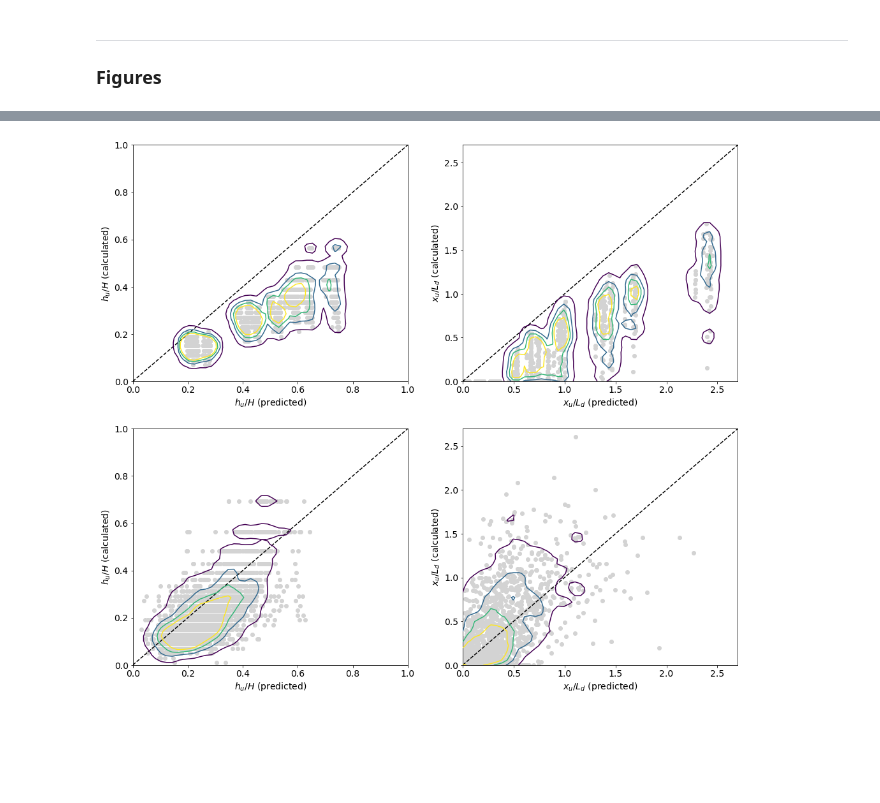
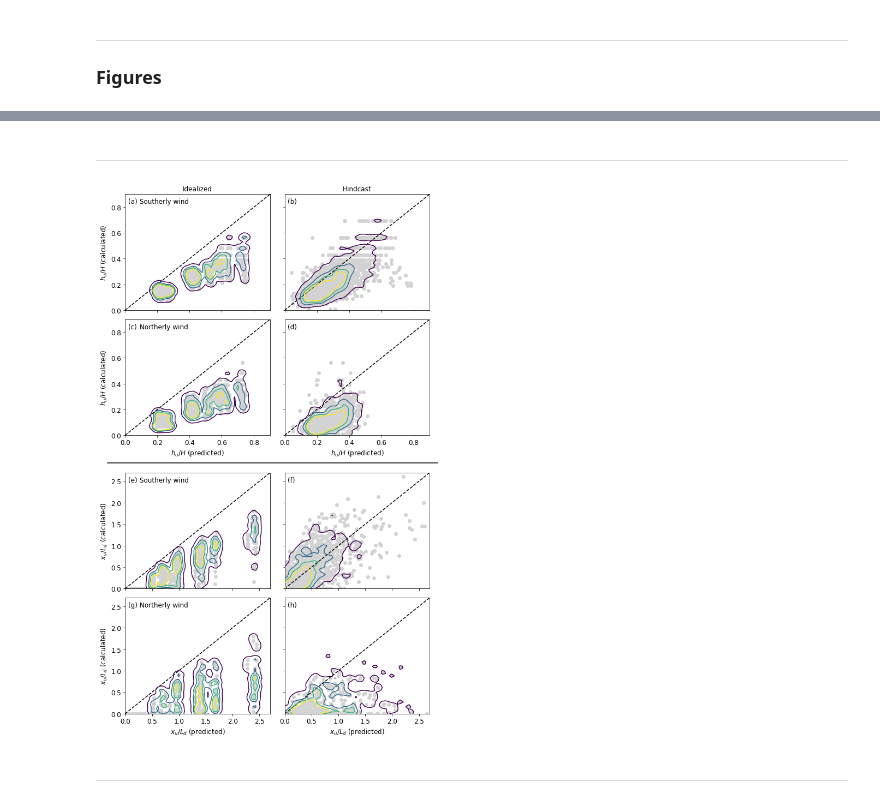
Before and after one commit to SalishSeaCast/SoG_upwelling_EOF_paper, a Jupyter notebook: notebooks/Upwelling_analysis.ipynb, the cells around one changed output, grey strips where cells are left out. Saved outputs shown, nothing was run; the diff lists cells and outputs as text; code cells hidden in the pictures; blank space fills up the shorter version.

```diff
--- a/notebooks/Upwelling_analysis.ipynb
+++ b/notebooks/Upwelling_analysis.ipynb
@@ -20,7 +23,7 @@ import NEMO_upwelling_postprocessing as ps
 %matplotlib inline
 # %%
 # Increase plot font size
-plt.rcParams['font.size'] = 14
+plt.rcParams['font.size'] = 13
 # %% [markdown]
 ***
 
@@ -35,7 +38,8 @@ grid_HRDPS = xr.open_dataset('https://salishsea.eos.ubc.ca/erddap/griddap/ubcSSa
 HRDPS = xr.open_dataset('https://salishsea.eos.ubc.ca/erddap/griddap/ubcSSaSurfaceAtmosphereFieldsV1')
 
 # Upwelling events
-with open('parameters.yaml') as fn: _, events = yaml.safe_load_all(fn)
+events = {}
+with open('parameters.yaml') as fn: events['N'], events['S'] = yaml.safe_load_all(fn)
 
 # Idealized parameters
 params = {
@@ -47,7 +51,7 @@ params = {
 
 # Constants
 const = {
-    'g': 9.81, 'f': 1.11e-4, 'N': 0.01, 'h_s': 10, 'H': 50, 'L_r': 2e4, 't': 86400,
+    'g': 9.81, 'f': 1.11e-4, 'N': 0.01, 'h_s': 10, 'H': 50, 'L_r': 1e4, 't': 86400,
     'rho_0': 1025, 'rho_s': 1020, 'rho_air': 1.23, 'C_d': 1e-3,
 }
 
@@ -61,16 +65,25 @@ const = {
 
 ***
 # %%
-# Sections
-sections = ps.calc_coastline_indices(mask, bathy.Bathymetry.values, grid_HRDPS, const)
+# Initialize dict
+sections, runs = {}, {}
 
-# Idealized
-runs_idealized = ps.load_idealized(params, sections, mask, const)
-runs_idealized = ps.calc_predictions(runs_idealized, const, tscale='Choboter', mixing=False)
+# Loop through coasts
+for coast in ['S', 'N']:
 
-# Hindcast
-runs_hindcast = ps.load_hindcast(events, sections, mask, const, runs=runs_hindcast)
-runs_hindcast = ps.calc_predictions(runs_hindcast, const, tscale='Choboter', mixing=False)
+    # Initialize sub dict
+    runs[coast] = {}
+
+    # Sections
+    sections[coast] = ps.calc_coastline_indices(mask, bathy.Bathymetry.values, grid_HRDPS, const, coast=coast)
+
+    # Idealized
+    runs[coast]['idealized'] = ps.load_idealized(params, sections[coast], mask, const, coast=coast)
+    runs[coast]['idealized'] = ps.calc_predictions(runs[coast]['idealized'], const, tscale='Choboter', mixing=False)
+
+    # Hindcast
+    runs[coast]['hindcast'] = ps.load_hindcast(events[coast], sections[coast], mask, const, HRDPS=HRDPS, coast=coast)
+    runs[coast]['hindcast'] = ps.calc_predictions(runs[coast]['hindcast'], const, tscale='Choboter', mixing=False)
 # %% [markdown]
 ***
 
@@ -187,7 +477,12 @@ def plot_property_space():
+# %% [markdown]
+***
 # %%
 # Plot basic
-fig, axs = plot_results(['H', 'L_d'], [1, 2.7])
+fig, axs = plot_results(['H', 'L_d'], [0.9, 2.7])
+fig.savefig('/home/bmoorema/Desktop/figs_2020/results_basic.pdf', bbox_inches='tight')
 # %% [output]
-[figure, old version]
+[figure, new version]
+# %% [markdown]
+***
 # %%
 # Plot spatial
```
Also changed, not shown: parts of 10 cells of this notebook, 7 other files.
